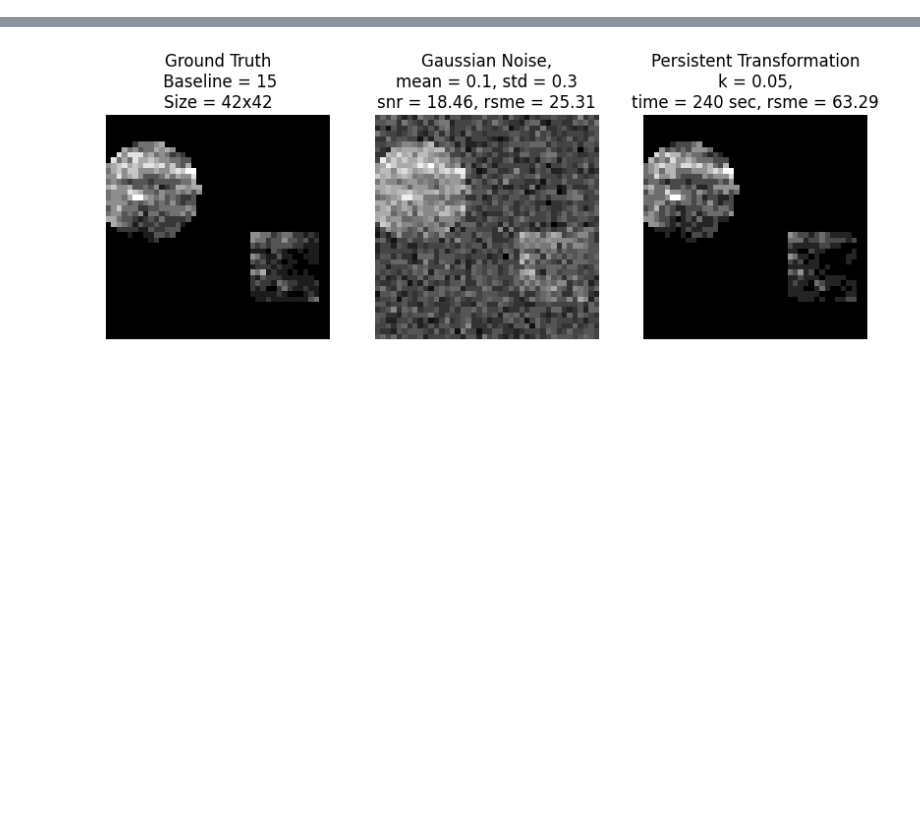
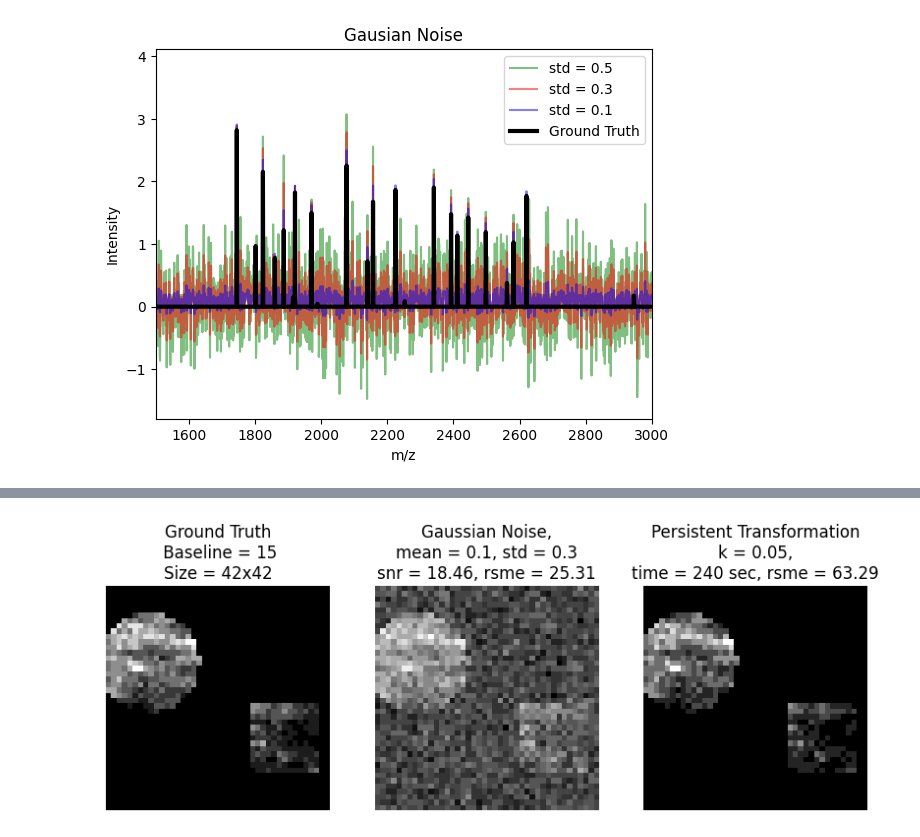
Before and after one commit to klailag/SupervisedTDAMethodForMALDI, a Jupyter notebook: Paper revision/simulation from r.ipynb, the cells around one changed output, grey strips where cells are left out. Saved outputs shown, nothing was run; the diff lists cells and outputs as text; code cells hidden in the pictures; blank space fills up the shorter version.

```diff
--- a/Paper revision/simulation from r.ipynb
+++ b/Paper revision/simulation from r.ipynb
@@ -361 +342,4 @@ def apply_pt(data, noise_type, k, lam = 0.1, mean = 0.1, std = 0.3, seed = 123,
+# %%
+data = read_data("data/image_data_baseline_60x60_baseline_0.RData")
+#images = apply_pt(data = read_data("data/image_data_baseline_60x60_baseline_0.RData"), noise_type = 'gaussian', k1 = 0.05, k2 = 0.1, mean = 0.1, std = 0.1, baseline = 0)
 # %%
@@ -364,0 +363,16 @@ apply_pt(data = read_data("data/image_data_baseline_15.RData"), noise_type = 'ga
+# %%
+# Plot the NumPy array
+plt.plot(noisy_data_gaus_std_05[2140], color = 'green', alpha=0.5, label = 'std = 0.5')
+plt.plot(noisy_data_gaus_std_03[2140], color = 'red', alpha=0.5, label = 'std = 0.3')
+plt.plot(noisy_data_gaus_std_01[2140], color = 'blue', alpha=0.5, label = 'std = 0.1')
+plt.plot(data[2140], color = 'black', label = 'Ground Truth', linewidth=3)
+plt.xlim(1500, 3000)
+
+# Set labels and title
+plt.legend()
+plt.xlabel('m/z')
+plt.ylabel('Intensity')
+plt.title('Gausian Noise')
+plt.savefig('gaussian_spectra.png')
+# %% [output]
+[figure, added]
```
Also changed, not shown: parts of 13 cells of this notebook, 10 other files.
